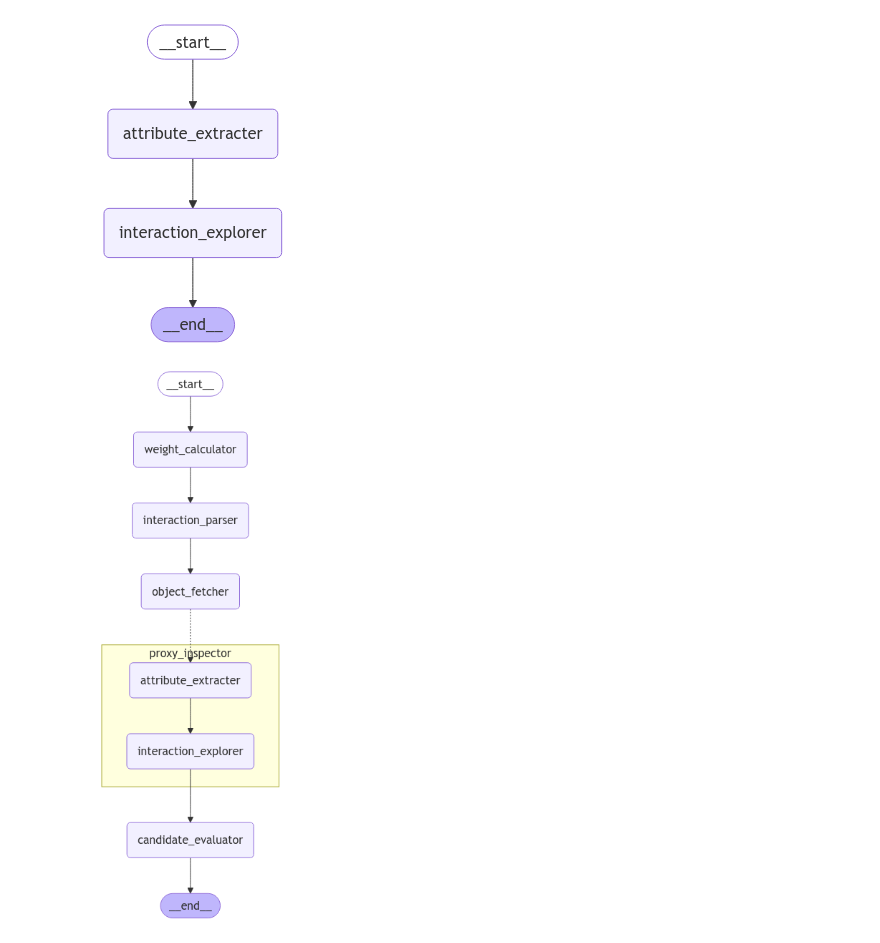
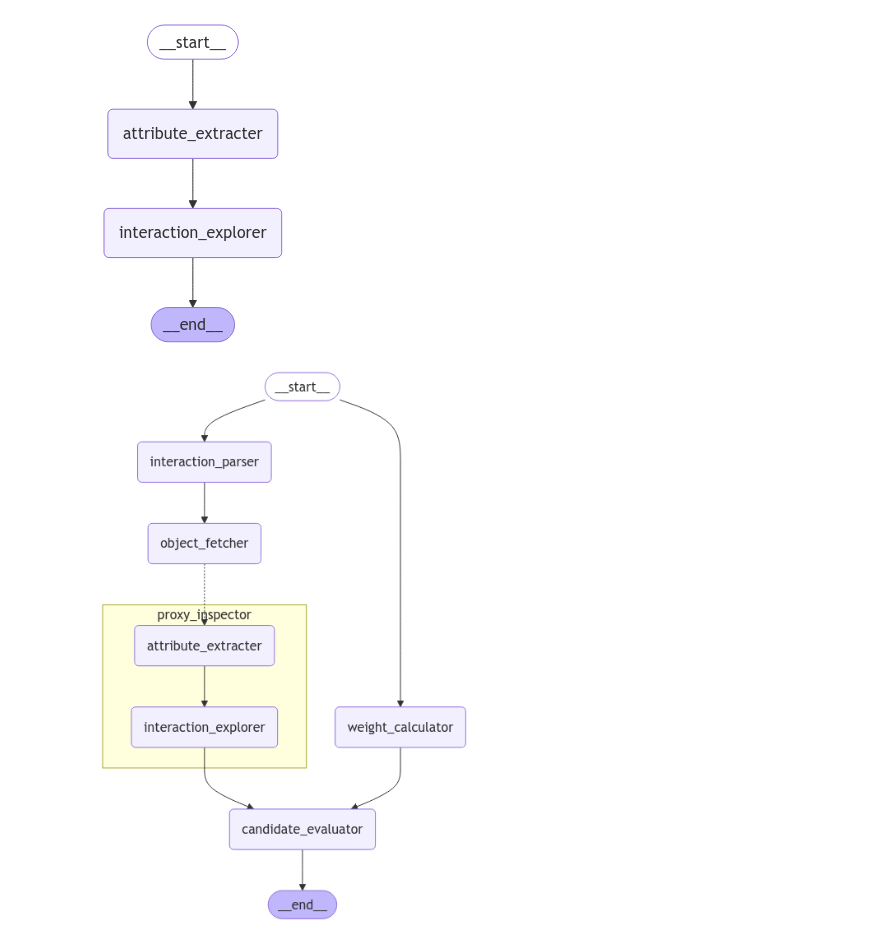
Before and after one commit to aaronghc/ProxyPicker, a Jupyter notebook: proxypicker/picker.ipynb, the cells around one changed output. Cells and saved outputs as stored; diff of their text form; code cells hidden in the pictures.

```diff
--- a/proxypicker/picker.ipynb
+++ b/proxypicker/picker.ipynb
@@ -84,16 +116,16 @@ prefab_url = "http://localhost:8000/f1.jpg"
 prefab_data = base64.b64encode(httpx.get(prefab_url).content).decode("utf-8")
 # %%
 class Proxy(BaseModel):
-    name: str = Field(description="The name of the physical object")
-    position: str = Field(description="The relative positions of the physical object in the given picture")
+    name: str = Field(description="A clear and concise name or description of the object")
+    position: str = Field(description="The object's location and relative placement within the image(s)")
 
-    inertia: str = Field(None, description="The physical object's weight or inertia")
-    interactivity: str = Field(None, description="Types of interactions a user could perform with the physical object, such as pressing, rotating, sliding, extending, or any other purposeful manipulation")
-    outline: str = Field(None, description="The shape and size of the physical object as well as its subparts")
-    texture: str = Field(None, description="The surface texture of the physical object as well as its subparts")
-    hardness: str = Field(None, description="The material stiffness of the physical object as well as its subparts")
+    inertia: Optional[str] = Field(None, description="Detailed description of the inertia based on the criteria")
+    interactivity: Optional[str] = Field(None, description="Detailed description of the interactivity based on the criteria")
+    outline: Optional[str] = Field(None, description="Detailed description of the outline based on the criteria")
+    texture: Optional[str] = Field(None, description="Detailed description of the texture based on the criteria")
+    hardness: Optional[str] = Field(None, description="Detailed description of the hardness based on the criteria")
 
-    interaction_possibility: str = Field(None, description="Comprehensive explanation of the most suitable way to utilize this physical object as a haptic proxy for the virtual object")
+    interaction_possibility: Optional[str] = Field(None, description="Comprehensive explanation of the most suitable way to utilize this physical object as a haptic proxy for the virtual object")
 
     @property
     def attribute(self) -> str:
@@ -111,11 +143,11 @@ class EvaluatedCandidate(BaseModel):
     position: str = Field(description="The relative positions of the physical object in the given picture")
     interaction_possibility: str = Field(description="Comprehensive explanation of the most suitable way to utilize this physical object as a haptic proxy for the virtual object")
 
-    rating_inertia: int = Field(None, description="The rating of inertia")
-    rating_interactivity: int = Field(None, description="The rating of interactivity")
-    rating_outline: int = Field(None, description="The rating of outline")
-    rating_texture: int = Field(None, description="The rating of texture")
-    rating_hardness: int = Field(None, description="The rating of hardness")
+    rating_inertia: int = Field(None, description="The rating of inertia on a scale of 1 to 10 points, where 1 indicates poor match and 10 indicates excellent match")
+    rating_interactivity: int = Field(None, description="The rating of interactivity on a scale of 1 to 10 points, where 1 indicates poor match and 10 indicates excellent match")
+    rating_outline: int = Field(None, description="The rating of outline on a scale of 1 to 10 points, where 1 indicates poor match and 10 indicates excellent match")
+    rating_texture: int = Field(None, description="The rating of texture on a scale of 1 to 10 points, where 1 indicates poor match and 10 indicates excellent match")
+    rating_hardness: int = Field(None, description="The rating of hardness on a scale of 1 to 10 points, where 1 indicates poor match and 10 indicates excellent match")
     justification: str = Field(None, description="The justification for the ratings of five criteria")
 
     weighted_average: float = Field(None, description="The weighted average of all five ratings")
@@ -131,14 +163,14 @@ class TopCandidates(BaseModel):
     top_candidates: List[EvaluatedCandidate] = Field(description="List of top 3 candidates with highest weighted average")
 
 class Prefab(BaseModel):
-    prefab_name: str = Field(description="Identify what virtual object the user will grasp and/or interact with to perform the given task")
-    contacted_part: str = Field(description="Identify which part(s) of the virtual object will be mainly contacted by the user during the interaction")
-    involved_interaction: str = Field(description="Determine how the virtual object will be interacted by the user")
-    external_force: str = Field(description="Consider what types of external forces the user might encounter during the interaction")
+    interacted_virtual_object: str = Field(description="Identify what virtual object the user will grasp and/or interact with to perform the given task")
+    contacted_part: str = Field(description="Describe which part(s) of the virtual object the user will primarily contact during the interaction")
+    involved_interaction: str = Field(description="Describe how the virtual object will be interacted by the user.")
+    external_force: str = Field(description="Describe what types of external forces the user might encounter during the interaction")
 
     @property
     def review(self) -> str:
-        return f"The given task is parsed as follow in terms of what haptic feedback a user should perceive while interacting with the virtual object in virtual reality:\nVirtual Object: {self.prefab_name}\nForm: {self.contacted_part}\nInteraction: {self.involved_interaction}\nExternal Forces: {self.external_force}"
+        return f"The given task is parsed as follow in terms of what haptic feedback a user should perceive while interacting with the virtual object in virtual reality:\nVirtual Object: {self.interacted_virtual_object}\nForm: {self.contacted_part}\nInteraction: {self.involved_interaction}\nExternal Forces: {self.external_force}"
 
 class OverallState(TypedDict):
     given_task: str
@@ -282,7 +293,7 @@ def attribute_extracter (state: InspectState):
     return {"target_object": response}
 
 def interaction_explorer(state: InspectState):
-    prompt_system = SystemMessage(content=[interaction_exploring_prompt.format(target_object=state["target_object"].name, object_position=state["target_object"].position,  given_task=state["given_task"], virtual_object=state["prefab"].prefab_name, parsed_interaction=state["prefab"].review, extracted_attribute=state["target_object"].attribute)])
+    prompt_system = SystemMessage(content=[interaction_exploring_prompt.format(target_object=state["target_object"].name, object_position=state["target_object"].position, given_task=state["given_task"], virtual_object=state["prefab"].interacted_virtual_object, parsed_interaction=state["prefab"].review, extracted_attribute=state["target_object"].attribute)])
     prompt_human = HumanMessage(content=[
         {
             "type": "text",
@@ -320,29 +331,28 @@ Image(proxy_inspector.get_graph().draw_mermaid_png())
 # %%
 graph = StateGraph(OverallState)
 graph.add_node("weight_calculator", weight_calculator)
 graph.add_node("interaction_parser", interaction_parser)
 graph.add_node("object_fetcher", object_fetcher)
 graph.add_node("proxy_inspector", proxy_inspector)
 graph.add_node("candidate_evaluator", candidate_evaluator)
 # graph.add_node("proxy_picker", proxy_picker)
 # graph.add_node("tools", ToolNode(tools))
 
-
+graph.add_edge(START, "interaction_parser")
 graph.add_edge(START, "weight_calculator")
-graph.add_edge("weight_calculator", "interaction_parser")
 graph.add_edge("interaction_parser", "object_fetcher")
 graph.add_conditional_edges("object_fetcher", continue_to_attrbute, ["proxy_inspector"])
-graph.add_edge("proxy_inspector", "candidate_evaluator")
+graph.add_edge(["proxy_inspector", "weight_calculator"], "candidate_evaluator")
 graph.add_edge("candidate_evaluator", END)
 # graph.add_edge("candidate_evaluator", "proxy_picker")
 # graph.add_conditional_edges("proxy_picker", tools_condition,)
 # graph.add_edge("tools", "proxy_picker")
 
 proxy_picker = graph.compile()
 display(Image(proxy_picker.get_graph(xray=1).draw_mermaid_png()))
 # Image(proxy_picker.get_graph()(xray=1).draw_mermaid_png())
 # %% [output]
-[figure, old version]
+[figure, new version]
 # %%
 for s in proxy_picker.stream({"given_task": "scrutinise using binoculars", "involvement": "grasp", "transportability": "stationary", "reconfiguration": "rigid", "score_inertia": 3, "score_interaction": 0, "score_outline": 5, "score_texture": 3, "score_hardness": 2}, stream_mode="values"):
     # print(s)
```
Also changed, not shown: parts of 5 cells of this notebook, 4 other files.
